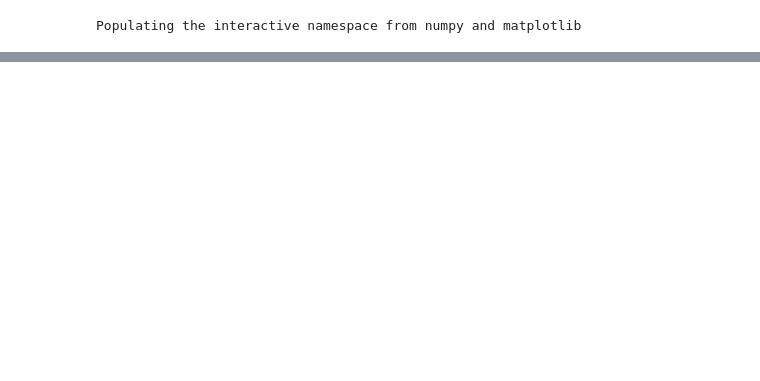
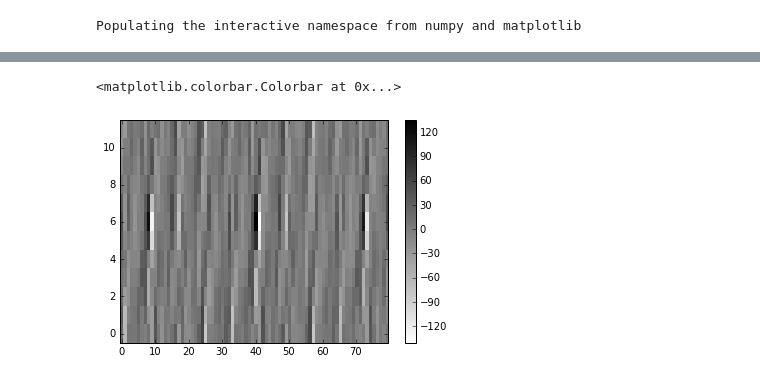
Before and after one commit to dpwe/elene4896, a Jupyter notebook: prac11/e4896_coversongs.ipynb, the cells around one changed output, grey strips where cells are left out. Saved outputs shown, nothing was run; the diff lists cells and outputs as text; code cells hidden in the pictures; blank space fills up the shorter version.

```diff
--- a/prac11/e4896_coversongs.ipynb
+++ b/prac11/e4896_coversongs.ipynb
@@ -431,0 +116,14 @@ print(tc)
+# %%
+def correlation_similarity(ftrs_A, ftrs_B):
+    xcorr = scipy.signal.convolve2d(scipy.signal.lfilter([1, -1], [1], ftrs_A, axis=0),
+                                    np.hstack([ftrs_B, ftrs_B])[::-1, ::-1], mode='same')
+    return xcorr
+
+xc = correlation_similarity(ftrs_A, ftrs_B)
+peak_position = (np.argmax(np.max(xc, axis=1)), np.argmax(np.max(xc, axis=0)))
+my_imshow(chroma_rotate(xc[peak_position[0] - 40: peak_position[0] + 40], 6 - peak_position[1]).transpose())
+colorbar()
+# The peak in the middle of the image shows the best correlation.
+# %% [output]
+<matplotlib.colorbar.Colorbar at 0x...>
+[figure, added]
```
Also changed, not shown: parts of 48 cells of this notebook.
